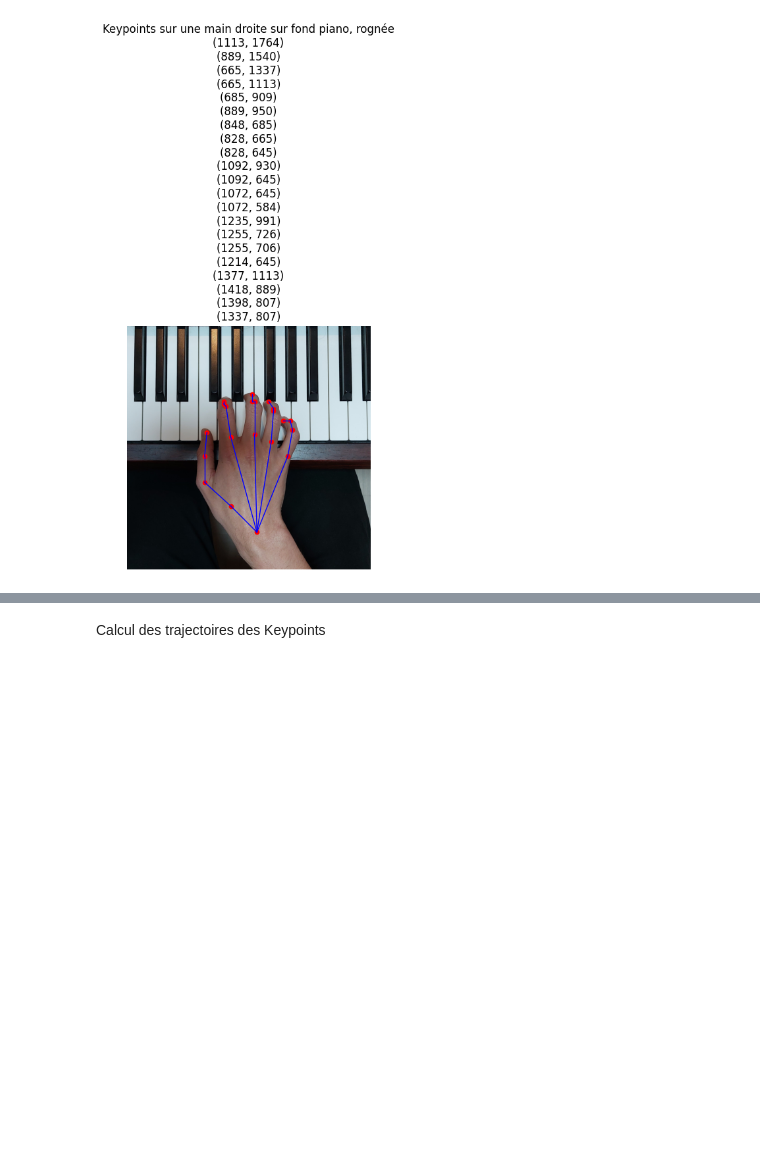
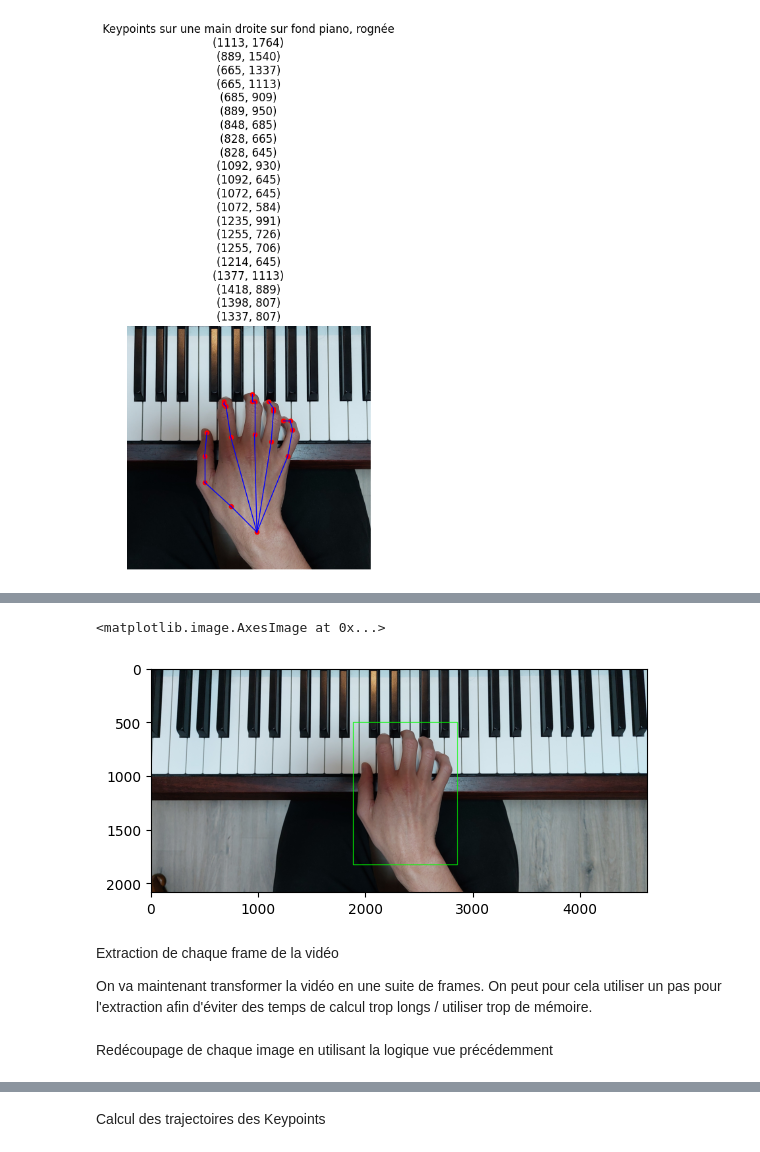
Before and after one commit to TomSaw31/Projet-MMPose, a Jupyter notebook: Projet_MMPose.ipynb, the cells around one changed output, grey strips where cells are left out. Drawn from its saved outputs; the diff is of its cells as text; code cells hidden in the pictures; blank space fills up the shorter version.

```diff
--- a/Projet_MMPose.ipynb
+++ b/Projet_MMPose.ipynb
@@ -238,0 +325,43 @@ plt.show()
+# %%
+# Création de l'image à analyser et détection des mains sur l'image
+mp_image = Image(image_format = mp.ImageFormat.SRGB, data = img_rgb)
+results = detector.detect(mp_image)
+# %%
+hauteur, largeur, _ = img_rgb.shape
+hand_bboxes = []
+
+for hand_landmarks in results.hand_landmarks:
+    xs = [point.x for point in hand_landmarks]
+    ys = [point.y for point in hand_landmarks]
+
+    x1 = int(min(xs) * largeur)
+    y1 = int(min(ys) * hauteur)
+    x2 = int(max(xs) * largeur)
+    y2 = int(max(ys) * hauteur)
+
+    hand_bboxes.append((x1, y1, x2, y2))
+# %%
+img = img_rgb.copy()
+# Ajout d'un offset pour avoir l'ensemble de la main
+OFFSET_X = 100
+OFFSET_Y = 100
+
+for (x1, y1, x2, y2) in hand_bboxes:
+    x_min = max(0,x1 - OFFSET_X)
+    x_max = min(x2 + OFFSET_X, largeur)
+    y_min = max(0,y1 - OFFSET_Y)
+    y_max = min(y2 + OFFSET_Y, hauteur)
+    cv2.rectangle(img, (x_min, y_min), (x_max, y_max), (0, 255, 0), 5)
+    img_rognee = img[y_min:y_max, x_min:x_max]
+    # Reconversion en BGR pour utiliser CV2
+    img_rognee_rgb = cv2.cvtColor(img_rognee, cv2.COLOR_RGB2BGR)
+    cv2.imwrite('/content/test/main_piano_rognée.png', img_rognee_rgb)
+
+plt.imshow(img)
+# %% [output]
+<matplotlib.image.AxesImage at 0x...>
+[figure, added]
+# %% [markdown]
+Extraction de chaque frame de la vidéo
+
+On va maintenant transformer la vidéo en une suite de frames. On peut pour cela utiliser un pas pour l'extraction afin d'éviter des temps de calcul trop longs / utiliser trop de mémoire.
@@ -238,0 +388,2 @@ plt.show()
+# %% [markdown]
+Redécoupage de chaque image en utilisant la logique vue précédemment
```
Also changed, not shown: parts of 22 cells of this notebook.
